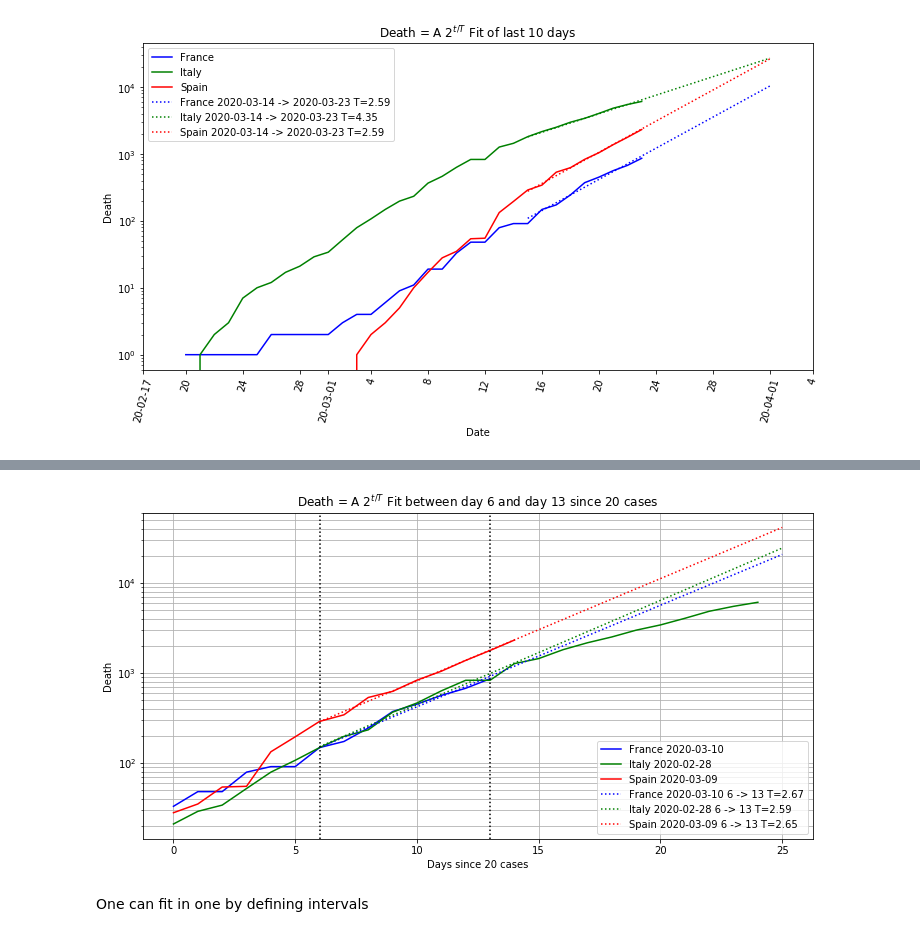
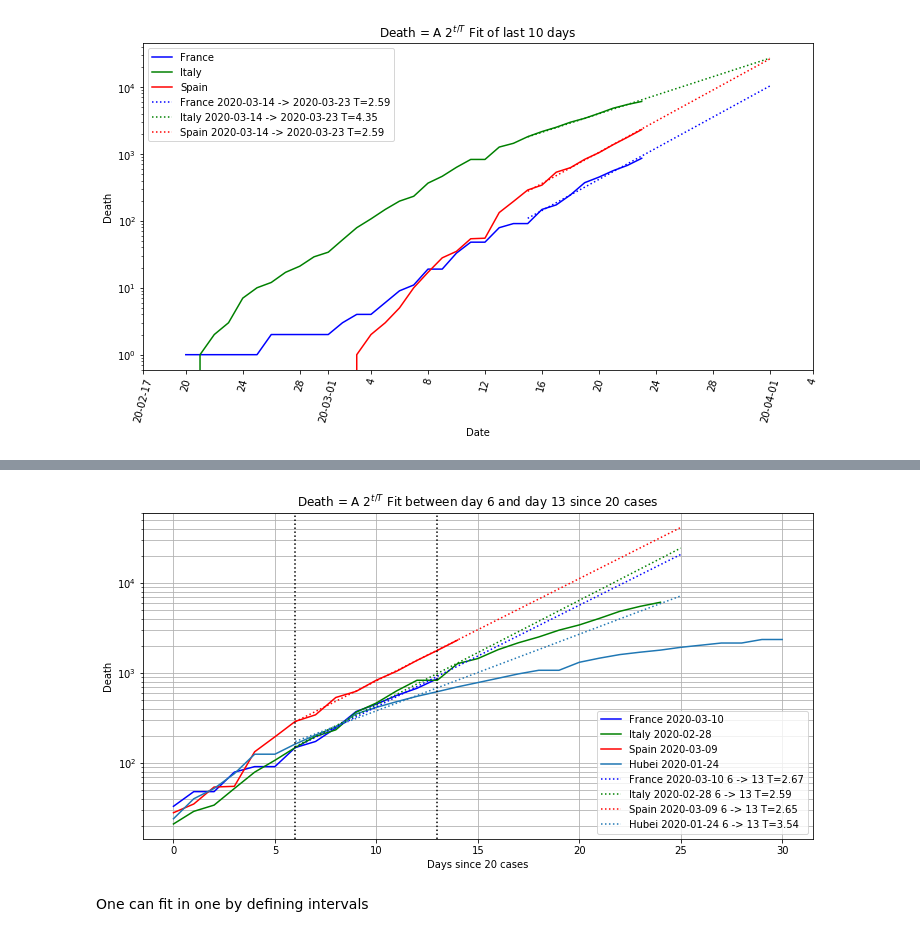
Before and after one commit to SylvainGuieu/corona, a Jupyter notebook: corona.ipynb, the cells around one changed output, grey strips where cells are left out. Cells and saved outputs as stored; diff of their text form; code cells hidden in the pictures.

Commit message:
plot update

```diff
--- a/corona.ipynb
+++ b/corona.ipynb
@@ -219,10 +219,10 @@ fit_result
 | Spain | NaN | Spain | 40.0000 | -4.0000 | 2.587314 | 211.759184 | $A 2^{t/T}$ | 2 | 2020-03-14 | ... |
 [figure]
 # %%
-subset = death.subset(['France', 'Italy', 'Spain'])
+subset = death.subset(['France', 'Italy', 'Spain', 'Hubei'])
 s, e, c = 6,13, 20
 origin = death.when_case_exceed(c)
-subset = subset.get_day_indexed(origin).subset(start=0)
+subset = subset.get_day_indexed(origin).subset(start=0, end=30)
 
 fit_result = subset.subset(start=s, end=e).fit('2') # fit the last 10 days
 
@@ -240,4 +241,4 @@ fit_result
-[figure, old version]
+[figure, new version]
 # %% [markdown]
 One can fit in one by defining intervals
 # %%
```
Also changed, not shown: parts of 1 cell of this notebook, 4 other files.
